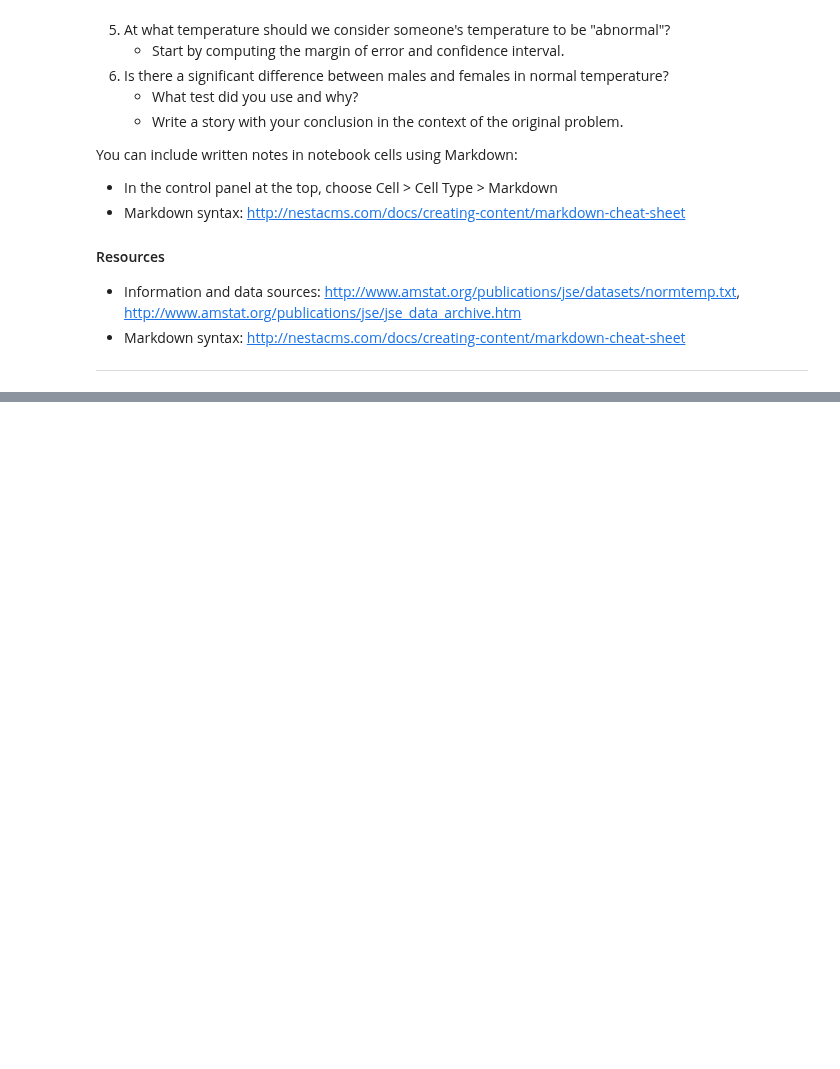
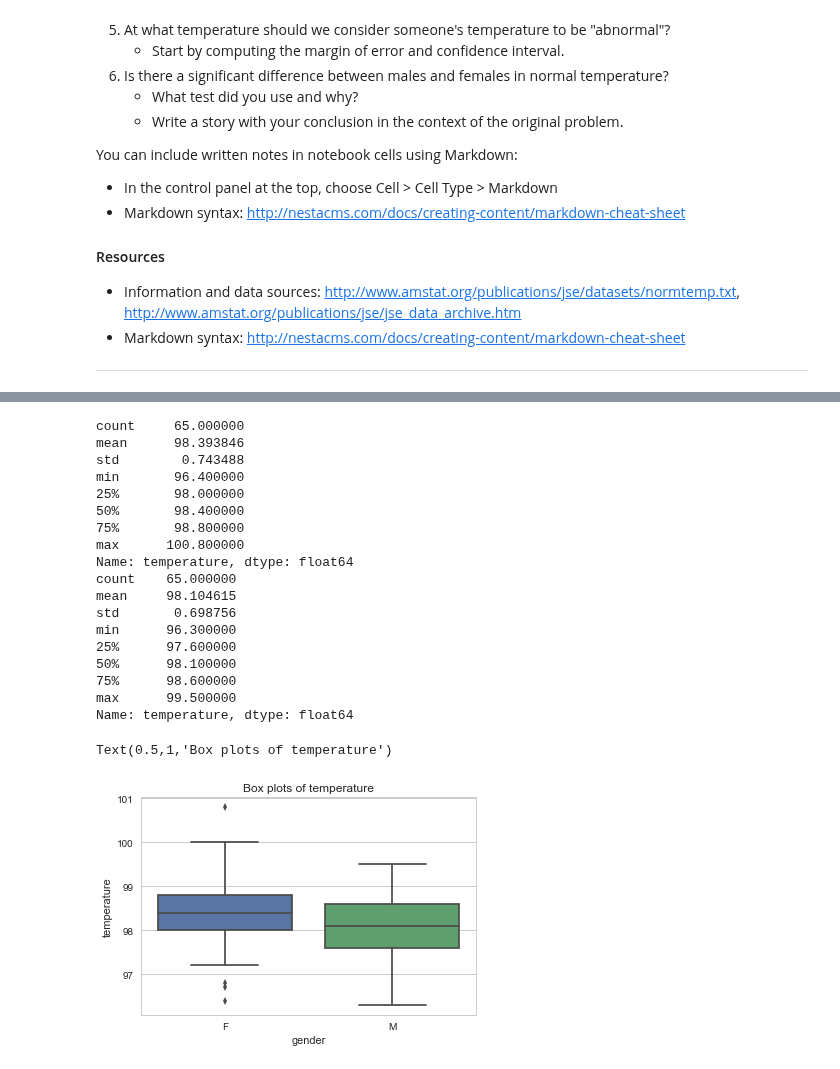
Before and after one commit to aparnack/data_science, a Jupyter notebook: exercises/human_temp/sliderule_dsi_inferential_statistics_exercise_1.ipynb, the cells around one changed output, grey strips where cells are left out. Drawn from its saved outputs; the diff is of its cells as text; code cells hidden in the pictures; blank space fills up the shorter version.

```diff
--- a/exercises/human_temp/sliderule_dsi_inferential_statistics_exercise_1.ipynb
+++ b/exercises/human_temp/sliderule_dsi_inferential_statistics_exercise_1.ipynb
@@ -455,0 +279,29 @@ Stated in another way, In 99% of the randomly taken samples with 65 each from ma
+# %%
+# Quickly do numerical and visual EDA first
+lt = df.loc[df.gender == 'F']['temperature']
+mt = df.loc[df.gender == 'M']['temperature']
+print(lt.describe())
+print(mt.describe())
+_ = sns.boxplot(x='gender',y='temperature',data=df)
+plt.title('Box plots of temperature')
+# %% [output]
+count     65.000000
+mean      98.393846
+std        0.743488
+min       96.400000
+25%       98.000000
+50%       98.400000
+75%       98.800000
+max      100.800000
+Name: temperature, dtype: float64
+count    65.000000
+mean     98.104615
+std       0.698756
+min      96.300000
+25%      97.600000
+50%      98.100000
+75%      98.600000
+max      99.500000
+Name: temperature, dtype: float64
+Text(0.5,1,'Box plots of temperature')
+[figure, added]
```
Also changed, not shown: parts of 74 cells of this notebook.
